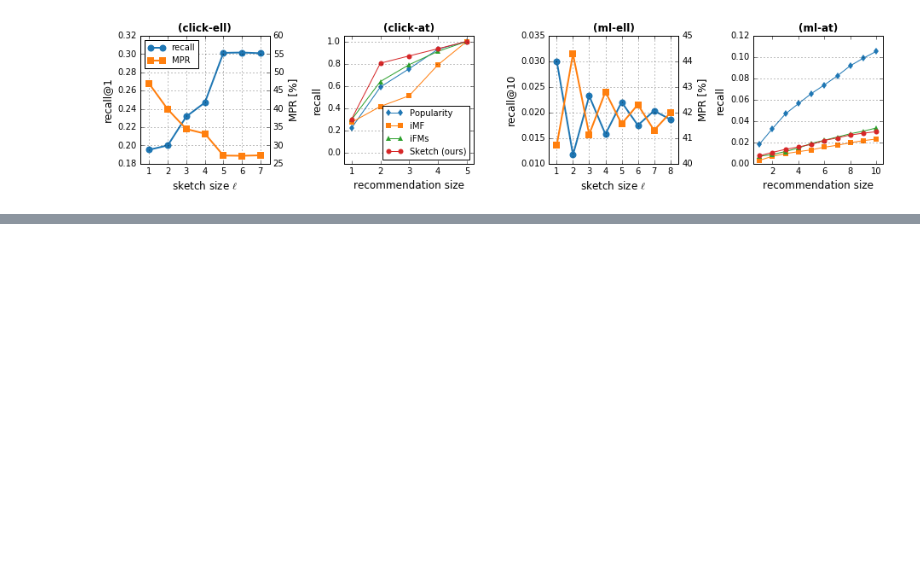
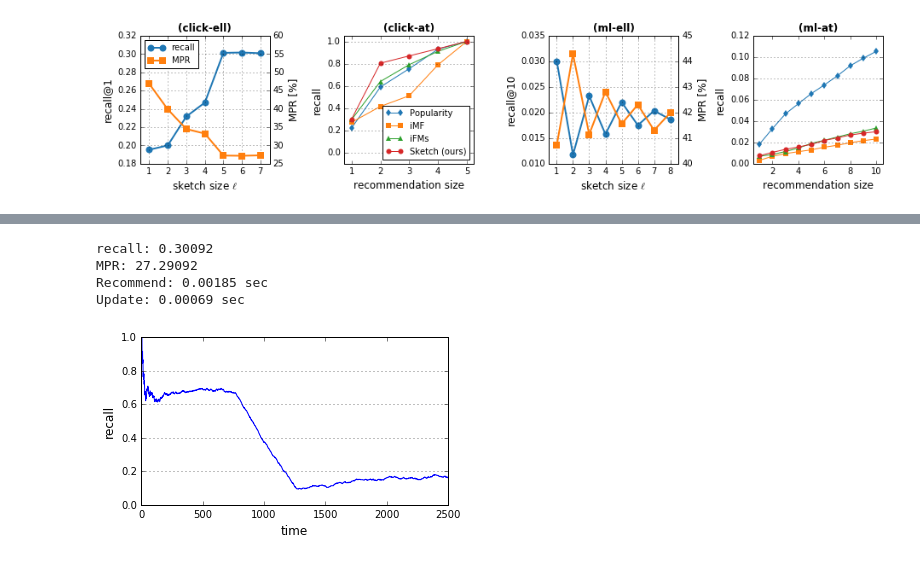
Before and after one commit to takuti/stream-recommender, a Jupyter notebook: paper-sketch.ipynb, the cells around one changed output, grey strips where cells are left out. Cells and saved outputs as stored; diff of their text form; code cells hidden in the pictures; blank space fills up the shorter version.

```diff
--- a/paper-sketch.ipynb
+++ b/paper-sketch.ipynb
@@ -539,0 +579,9 @@ fig.savefig('../../paper/images/chiir-2017/different_settings.eps')
+# %%
+# should be recall=0.30 and MPR=27.29
+plot_result('results/click_sketch_1.tsv', window_size=500, at=1, n_item=5)
+# %% [output]
+recall: 0.30092
+MPR: 27.29092
+Recommend: 0.00185 sec
+Update: 0.00069 sec
+[figure, added]
```
Also changed, not shown: parts of 7 cells of this notebook.
